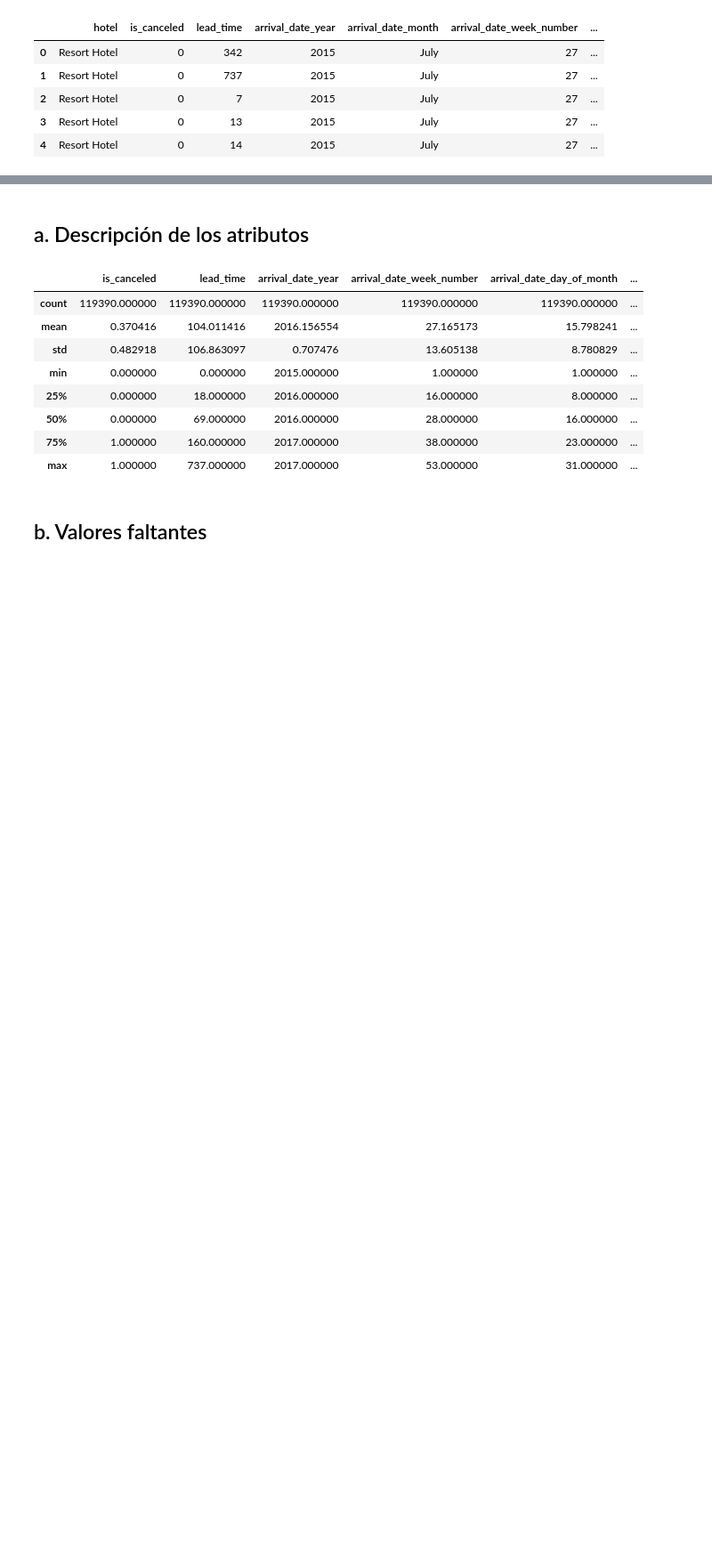
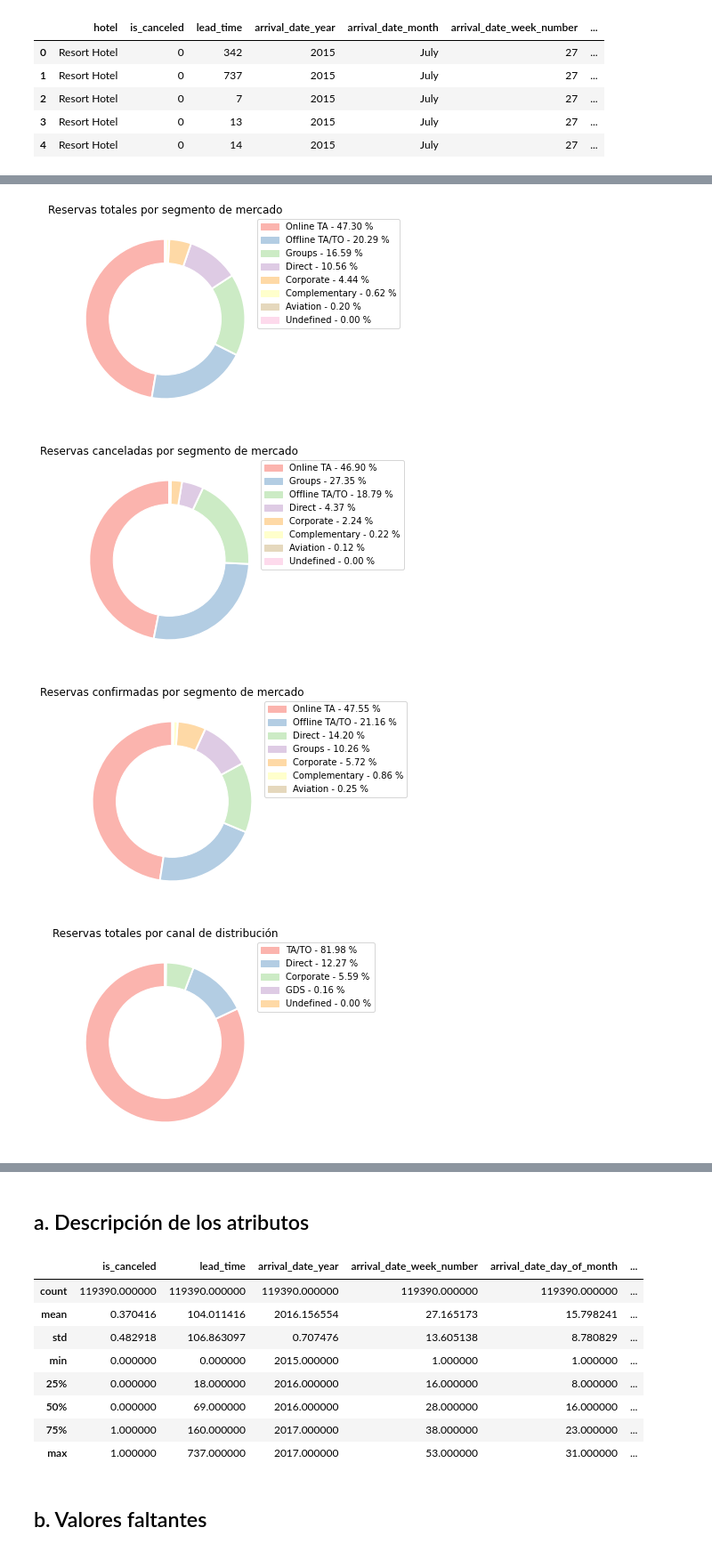
Before and after one commit to francotestori/aauba_01, a Jupyter notebook: AAUBA_01.ipynb, the cells around one changed output, grey strips where cells are left out. Shown: that part at 89% size. Saved outputs shown, nothing was run; the diff lists cells and outputs as text; code cells hidden in the pictures; blank space fills up the shorter version.

```diff
--- a/AAUBA_01.ipynb
+++ b/AAUBA_01.ipynb
@@ -35,0 +189,15 @@ bookings_df.head()
+# %%
+# Segmento de mercado de reservas
+plot_donut(bookings_df, 'market_segment', 'Reservas totales por segmento de mercado')
+plot_donut(canceled_df, 'market_segment', 'Reservas canceladas por segmento de mercado')
+plot_donut(confirmed_df, 'market_segment', 'Reservas confirmadas por segmento de mercado')
+
+# canal de distribución de reservas
+plot_donut(bookings_df, 'distribution_channel', 'Reservas totales por canal de distribución')
+plot_donut(canceled_df, 'distribution_channel', 'Reservas canceladas por canal de distribución')
+plot_donut(confirmed_df, 'distribution_channel', 'Reservas confirmadas por canal de distribución')
+# %% [output]
+[figure, added]
+[figure, added]
+[figure, added]
+[figure, added]
```
Also changed, not shown: parts of 9 cells of this notebook.
